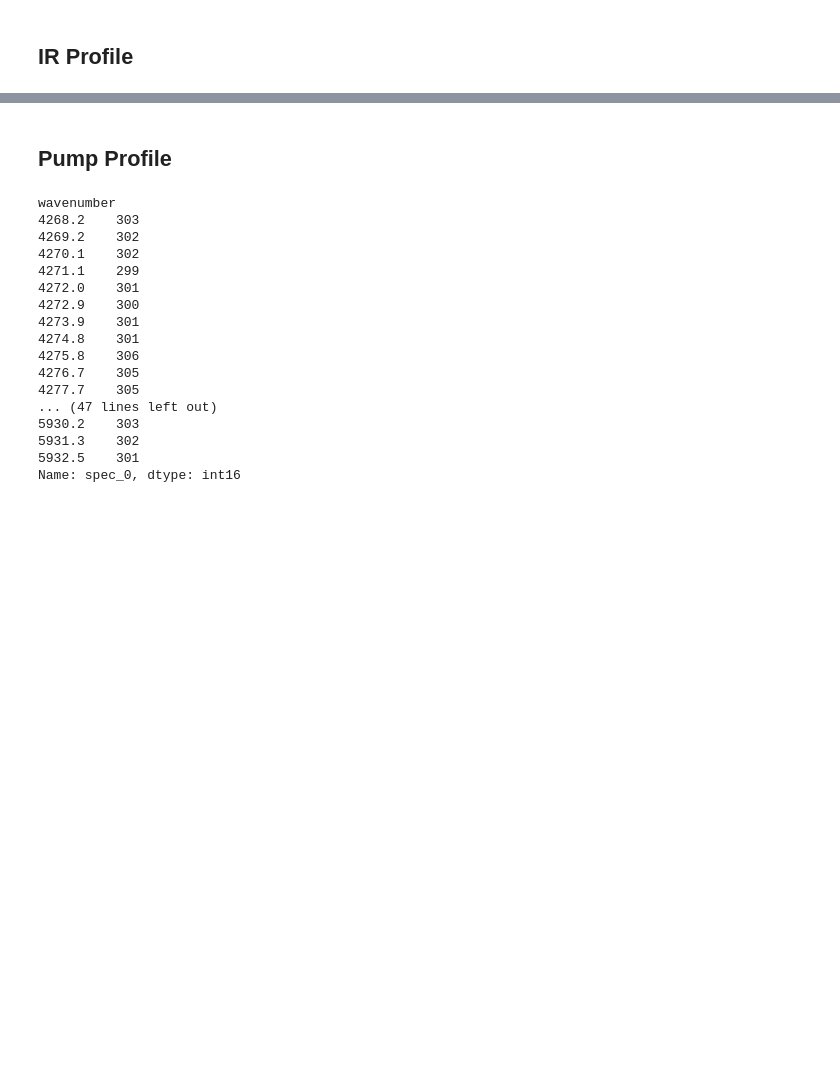
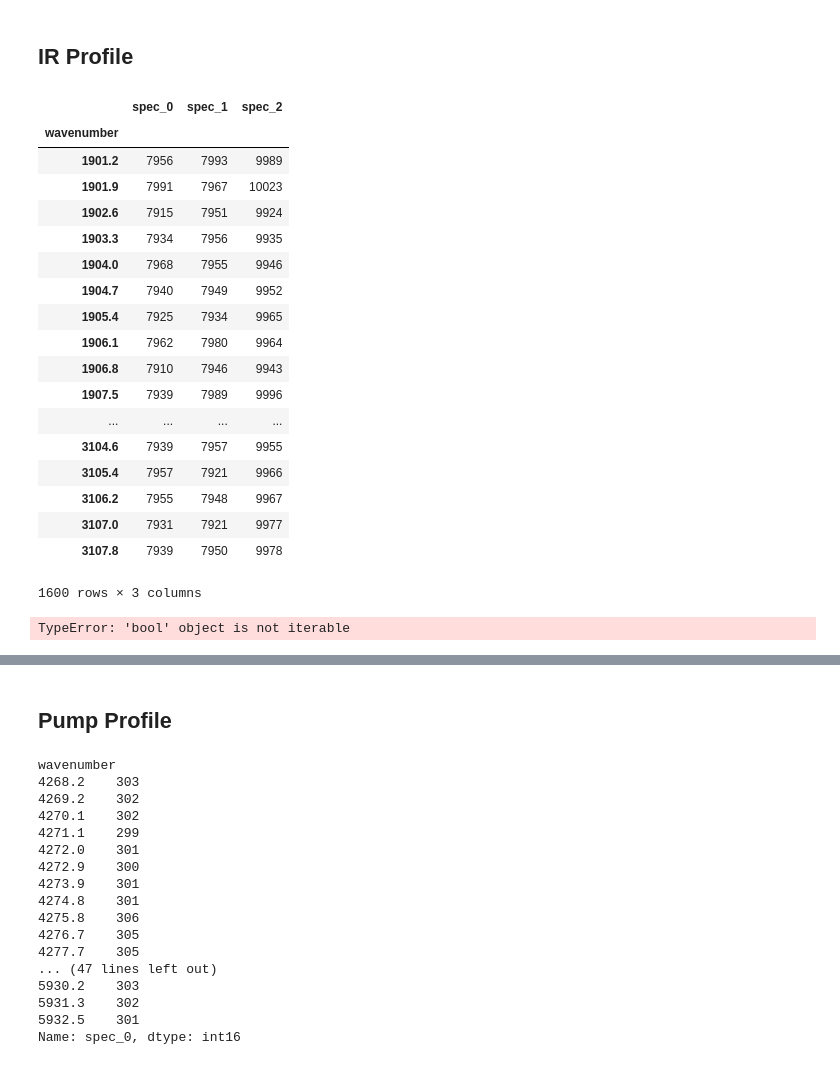
Before and after one commit to deisi/SFG2D, a Jupyter notebook: dashboards/pump-probe/pump-probe.ipynb, the cells around one changed output, grey strips where cells are left out. Drawn from its saved outputs; the diff is of its cells as text; code cells hidden in the pictures; blank space fills up the shorter version.

Commit message:
added MyWidget

```diff
--- a/dashboards/pump-probe/pump-probe.ipynb
+++ b/dashboards/pump-probe/pump-probe.ipynb
@@ -41,3 +42,38 @@ ffolder_observer.schedule(event_handler, ppdData.ffolder, recursive=False)
 ffolder_observer.start()
 # %% [markdown]
 ## IR Profile
+# %%
+w_ir = MyWidgets.DataImporter(ppdData.ffolder, ppWidget.ir_fpath,
+                           ppWidget.fbase, ppWidget.ir_ppdelay,
+                           ppWidget.ir_spec, ppWidget.ir_sub_base)
+w_ir()
+# %%
+w_ir.base
+# %% [output]
+|  | spec_0 | spec_1 | spec_2 |
+| wavenumber |  |  |  |
+| 1901.2 | 7956 | 7993 | 9989 |
+| 1901.9 | 7991 | 7967 | 10023 |
+| 1902.6 | 7915 | 7951 | 9924 |
+| 1903.3 | 7934 | 7956 | 9935 |
+| 1904.0 | 7968 | 7955 | 9946 |
+| 1904.7 | 7940 | 7949 | 9952 |
+| 1905.4 | 7925 | 7934 | 9965 |
+| 1906.1 | 7962 | 7980 | 9964 |
+| 1906.8 | 7910 | 7946 | 9943 |
+| 1907.5 | 7939 | 7989 | 9996 |
+| ... | ... | ... | ... |
+| 3104.6 | 7939 | 7957 | 9955 |
+| 3105.4 | 7957 | 7921 | 9966 |
+| 3106.2 | 7955 | 7948 | 9967 |
+| 3107.0 | 7931 | 7921 | 9977 |
+| 3107.8 | 7939 | 7950 | 9978 |
+1600 rows × 3 columns
+# %%
+#w_ir.scan.base.plot()
+#w_ir.scan.sub_base()
+#w_ir.scan.df.subtract(w_ir.scan.df, level=1)
+#w_ir.scan.df.plot()
+any(w_ir.scan.df.index.levels[1] is not w_ir.scan.base.index.levels[1])
+# %% [output]
+TypeError: 'bool' object is not iterable
```
Also changed, not shown: parts of 4 cells of this notebook, 5 other files.
